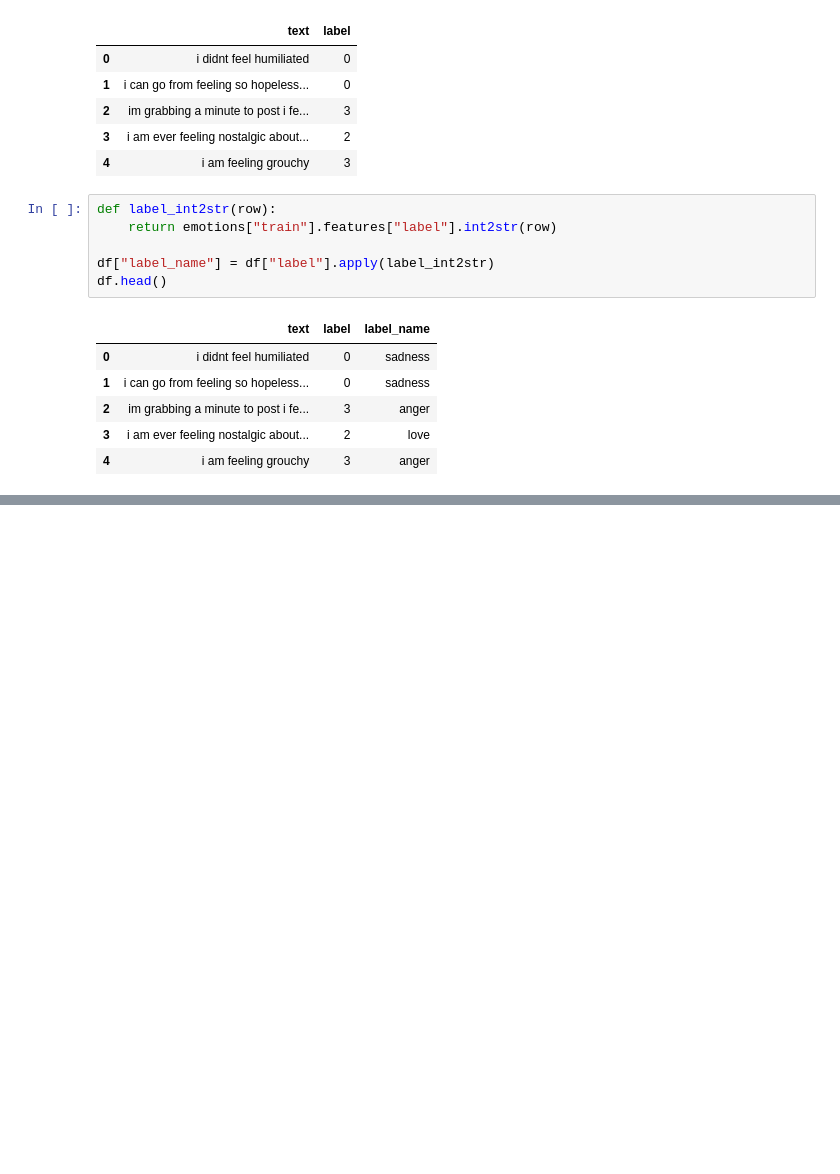
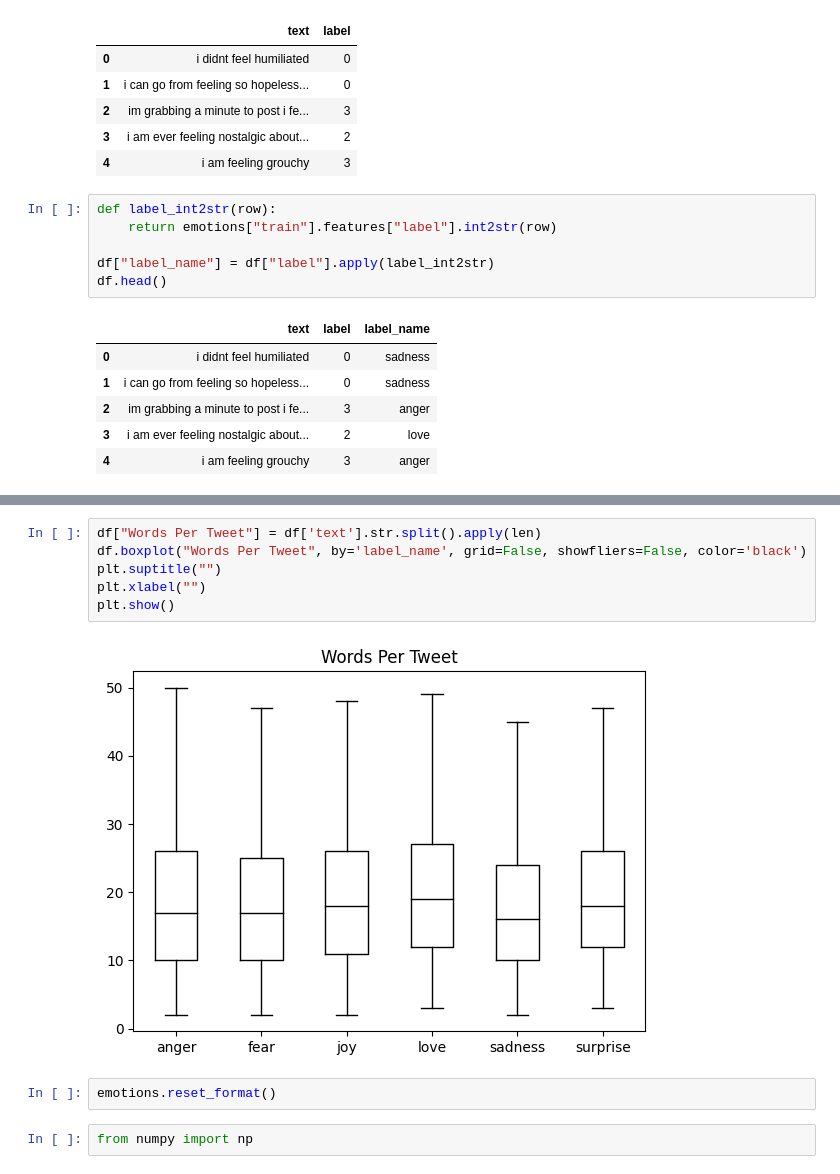
Before and after one commit to sherry975/nlp_pytorch, a Jupyter notebook: classification.ipynb, the cells around one changed output, grey strips where cells are left out. Saved outputs shown, nothing was run; the diff lists cells and outputs as text; blank space fills up the shorter version.

```diff
--- a/classification.ipynb
+++ b/classification.ipynb
@@ -68,0 +77,12 @@ df.head()
+# %%
+df["Words Per Tweet"] = df['text'].str.split().apply(len)
+df.boxplot("Words Per Tweet", by='label_name', grid=False, showfliers=False, color='black')
+plt.suptitle("")
+plt.xlabel("")
+plt.show()
+# %% [output]
+[figure, added]
+# %%
+emotions.reset_format()
+# %%
+from numpy import np
```
Also changed, not shown: parts of 1 cell of this notebook, 1 other file.
